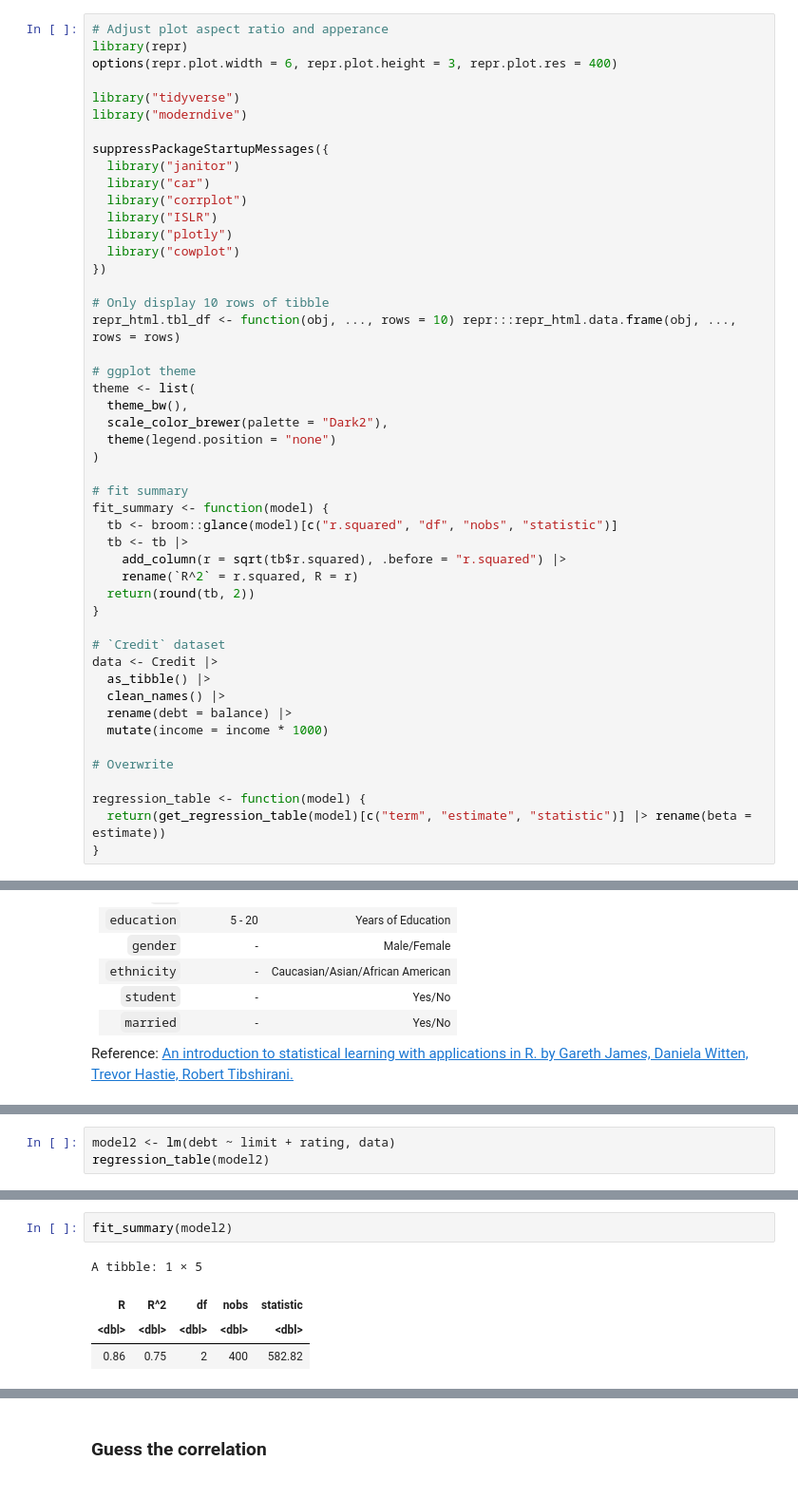
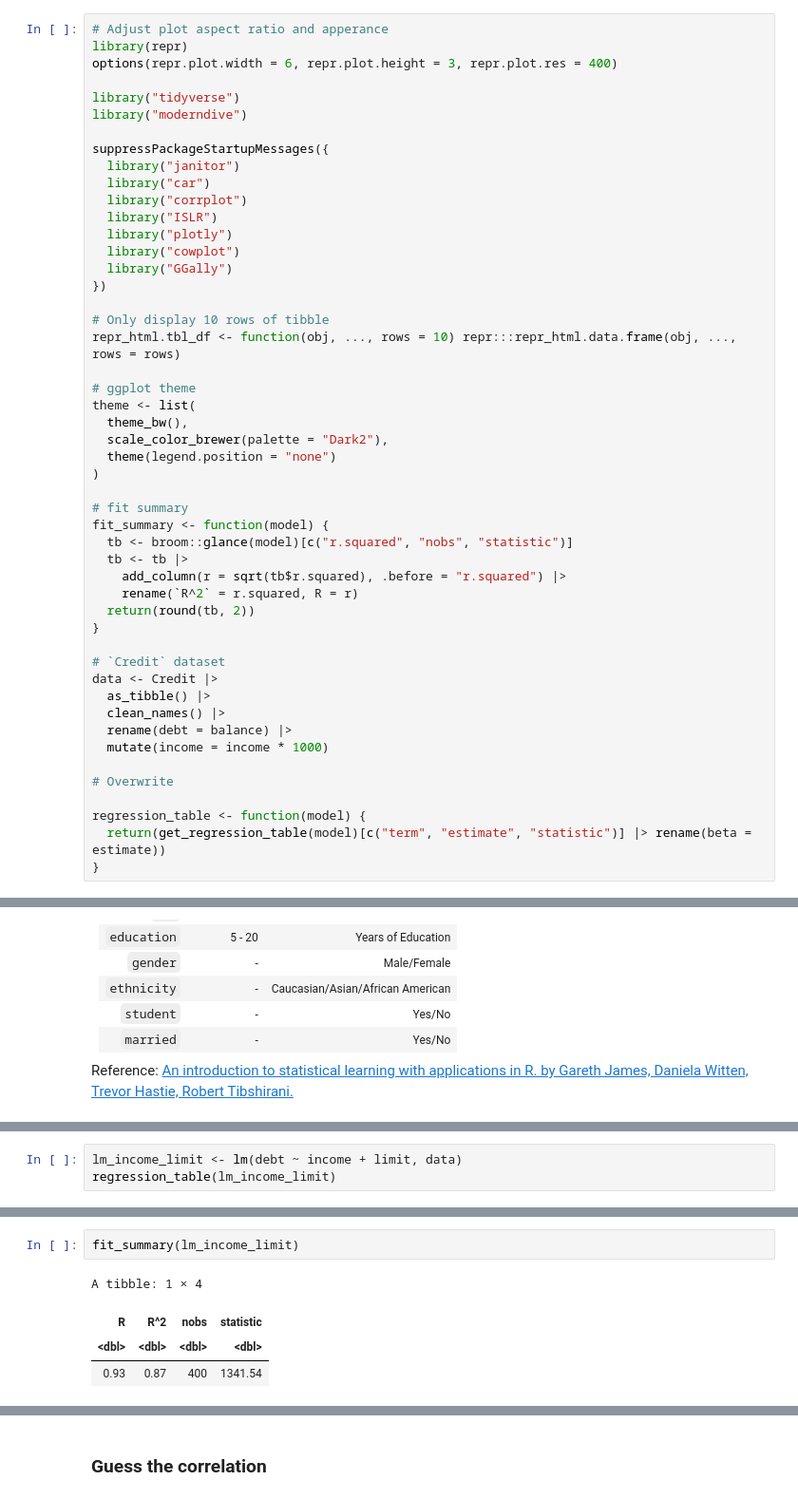
Before and after one commit to org-firasm/ubc_stats, a Jupyter notebook: class/week01/class.ipynb, the cells around one changed output, grey strips where cells are left out. Shown at 95% size. Cells and saved outputs as stored; diff of their text form.

```diff
--- a/class/week01/class.ipynb
+++ b/class/week01/class.ipynb
@@ -13,6 +20,7 @@ suppressPackageStartupMessages({
   library("ISLR")
   library("plotly")
   library("cowplot")
+  library("GGally")
 })
 
 # Only display 10 rows of tibble
@@ -27,7 +35,7 @@ theme <- list(
 
 # fit summary
 fit_summary <- function(model) {
-  tb <- broom::glance(model)[c("r.squared", "df", "nobs", "statistic")]
+  tb <- broom::glance(model)[c("r.squared", "nobs", "statistic")]
   tb <- tb |>
     add_column(r = sqrt(tb$r.squared), .before = "r.squared") |>
     rename(`R^2` = r.squared, R = r)
@@ -165,6 +173,6 @@ plot_grid(plot1, plot2, labels = c("A", "B"), label_size = 12)
 # %%
-model2 <- lm(debt ~ limit + rating, data)
-regression_table(model2)
+lm_income_limit <- lm(debt ~ income + limit, data)
+regression_table(lm_income_limit)
 # %% [output]
 A tibble: 3 × 3
 | term | beta | statistic |
@@ -175,10 +183,10 @@ A tibble: 3 × 3
 # %%
-fit_summary(model2)
+fit_summary(lm_income_limit)
 # %% [output]
-A tibble: 1 × 5
+A tibble: 1 × 4
-| R | R^2 | df | nobs | statistic |
-| <dbl> | <dbl> | <dbl> | <dbl> | <dbl> |
-| 0.86 | 0.75 | 2 | 400 | 582.82 |
+| R | R^2 | nobs | statistic |
+| <dbl> | <dbl> | <dbl> | <dbl> |
+| 0.93 | 0.87 | 400 | 1341.54 |
 # %% [markdown]
 #### Interpretation
 
```
Also changed, not shown: parts of 52 cells of this notebook, 2 other files.
